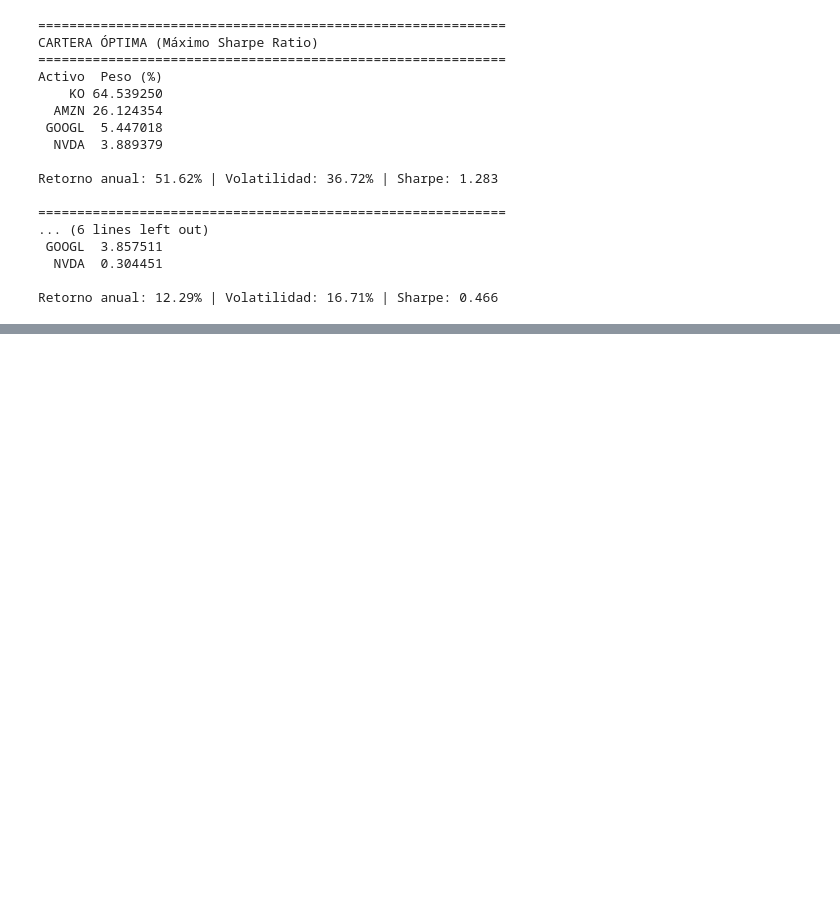
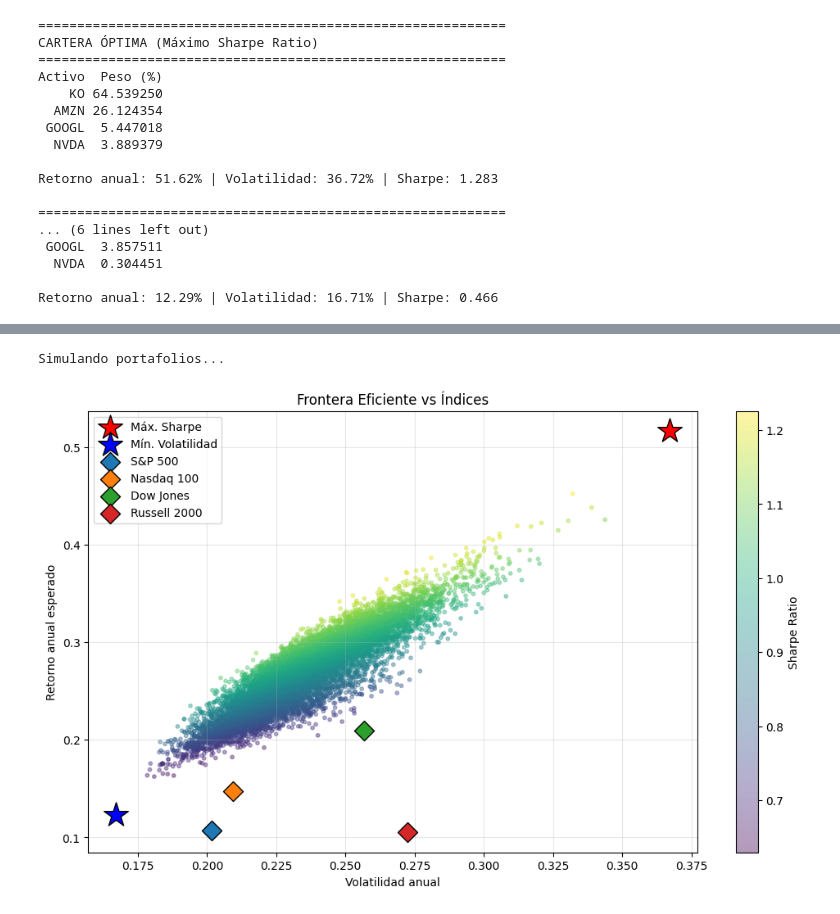
Before and after one commit to santiagoriverti/simulacion_cartera_inversion, a Jupyter notebook: scripts/simulacion_cartera_inversion.ipynb, the cells around one changed output, grey strips where cells are left out. Cells and saved outputs as stored; diff of their text form; code cells hidden in the pictures; blank space fills up the shorter version.

Commit message:
Simulación Monte Carlo y Frontera Eficiente

```diff
--- a/scripts/simulacion_cartera_inversion.ipynb
+++ b/scripts/simulacion_cartera_inversion.ipynb
@@ -162,0 +200,35 @@ Retorno anual: 12.29% | Volatilidad: 16.71% | Sharpe: 0.466
+# %%
+print("Simulando portafolios...")
+np.random.seed(42)
+resultados = np.zeros((3, n_portafolios))
+
+for i in range(n_portafolios):
+    pesos = np.random.random(len(activos))
+    pesos /= np.sum(pesos)
+    ret, vol, sharpe = estadisticas_portafolio(pesos, retorno_medio, matriz_cov, tasa_libre_riesgo)
+    resultados[0, i] = ret
+    resultados[1, i] = vol
+    resultados[2, i] = sharpe
+
+# Gráfico de la frontera eficiente
+plt.figure(figsize=(12, 7))
+scatter = plt.scatter(resultados[1, :], resultados[0, :], c=resultados[2, :],
+                      cmap='viridis', alpha=0.4, s=10)
+plt.scatter(vol_sharpe, ret_sharpe, marker='*', color='red', s=500, label='Máx. Sharpe', zorder=5, edgecolors='black')
+plt.scatter(vol_minvol, ret_minvol, marker='*', color='blue', s=500, label='Mín. Volatilidad', zorder=5, edgecolors='black')
+
+for nombre in indices.keys():
+    ret_idx = retornos_indices[nombre].mean() * 252
+    vol_idx = retornos_indices[nombre].std() * np.sqrt(252)
+    plt.scatter(vol_idx, ret_idx, marker='D', s=150, label=nombre, edgecolors='black', zorder=5)
+
+plt.colorbar(scatter, label='Sharpe Ratio')
+plt.xlabel('Volatilidad anual')
+plt.ylabel('Retorno anual esperado')
+plt.title('Frontera Eficiente vs Índices')
+plt.legend(loc='best')
+plt.grid(alpha=0.3)
+plt.show()
+# %% [output]
+Simulando portafolios...
+[figure, added]
```
Also changed, not shown: parts of 1 cell of this notebook.
